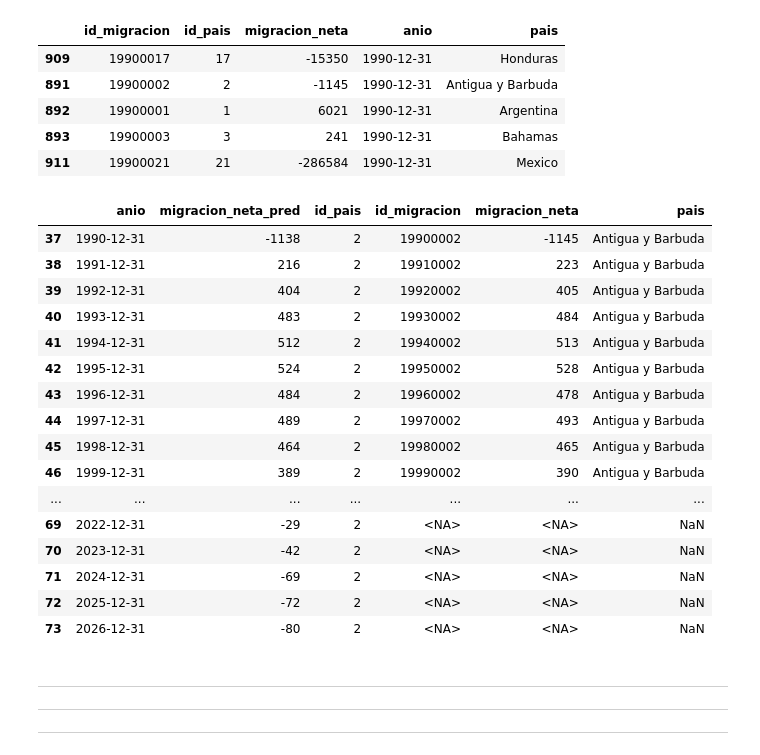
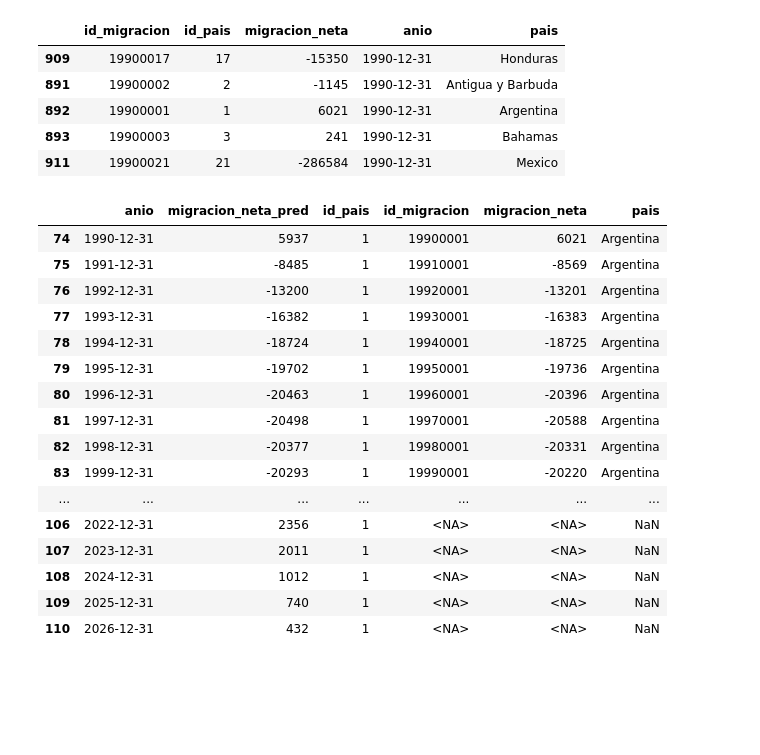
Before and after one commit to SebastianBesio/Flujos_Migratorios, a Jupyter notebook: ML_Prophet_Forecasting.ipynb, the cells around one changed output. Drawn from its saved outputs; the diff is of its cells as text; code cells hidden in the pictures; blank space fills up the shorter version.

```diff
--- a/ML_Prophet_Forecasting.ipynb
+++ b/ML_Prophet_Forecasting.ipynb
@@ -320,29 +316,23 @@ df_tot.head()
 | 893 | 19900003 | 3 | 241 | 1990-12-31 | Bahamas |
 | 911 | 19900021 | 21 | -286584 | 1990-12-31 | Mexico |
 # %%
-# df_mig_new = df_tot.merge(df_pred, how='outer', on=['id_pais', 'anio'])
 df_mig_new = df_pred.merge(df_tot, how='outer', on=['id_pais', 'anio'])
-df_mig_new[df_mig_new['id_pais'] == 2]
-# df_mig_new.head(40)
+df_mig_new[df_mig_new['id_pais'] == 1]
 # %% [output]
 |  | anio | migracion_neta_pred | id_pais | id_migracion | migracion_neta | pais |
-| 37 | 1990-12-31 | -1138 | 2 | 19900002 | -1145 | Antigua y Barbuda |
-| 38 | 1991-12-31 | 216 | 2 | 19910002 | 223 | Antigua y Barbuda |
-| 39 | 1992-12-31 | 404 | 2 | 19920002 | 405 | Antigua y Barbuda |
-| 40 | 1993-12-31 | 483 | 2 | 19930002 | 484 | Antigua y Barbuda |
-| 41 | 1994-12-31 | 512 | 2 | 19940002 | 513 | Antigua y Barbuda |
-| 42 | 1995-12-31 | 524 | 2 | 19950002 | 528 | Antigua y Barbuda |
-| 43 | 1996-12-31 | 484 | 2 | 19960002 | 478 | Antigua y Barbuda |
-| 44 | 1997-12-31 | 489 | 2 | 19970002 | 493 | Antigua y Barbuda |
-| 45 | 1998-12-31 | 464 | 2 | 19980002 | 465 | Antigua y Barbuda |
-| 46 | 1999-12-31 | 389 | 2 | 19990002 | 390 | Antigua y Barbuda |
+| 74 | 1990-12-31 | 5937 | 1 | 19900001 | 6021 | Argentina |
+| 75 | 1991-12-31 | -8485 | 1 | 19910001 | -8569 | Argentina |
+| 76 | 1992-12-31 | -13200 | 1 | 19920001 | -13201 | Argentina |
+| 77 | 1993-12-31 | -16382 | 1 | 19930001 | -16383 | Argentina |
+| 78 | 1994-12-31 | -18724 | 1 | 19940001 | -18725 | Argentina |
+| 79 | 1995-12-31 | -19702 | 1 | 19950001 | -19736 | Argentina |
+| 80 | 1996-12-31 | -20463 | 1 | 19960001 | -20396 | Argentina |
+| 81 | 1997-12-31 | -20498 | 1 | 19970001 | -20588 | Argentina |
+| 82 | 1998-12-31 | -20377 | 1 | 19980001 | -20331 | Argentina |
+| 83 | 1999-12-31 | -20293 | 1 | 19990001 | -20220 | Argentina |
 | ... | ... | ... | ... | ... | ... | ... |
-| 69 | 2022-12-31 | -29 | 2 | <NA> | <NA> | NaN |
-| 70 | 2023-12-31 | -42 | 2 | <NA> | <NA> | NaN |
-| 71 | 2024-12-31 | -69 | 2 | <NA> | <NA> | NaN |
-| 72 | 2025-12-31 | -72 | 2 | <NA> | <NA> | NaN |
-| 73 | 2026-12-31 | -80 | 2 | <NA> | <NA> | NaN |
+| 106 | 2022-12-31 | 2356 | 1 | <NA> | <NA> | NaN |
+| 107 | 2023-12-31 | 2011 | 1 | <NA> | <NA> | NaN |
+| 108 | 2024-12-31 | 1012 | 1 | <NA> | <NA> | NaN |
+| 109 | 2025-12-31 | 740 | 1 | <NA> | <NA> | NaN |
+| 110 | 2026-12-31 | 432 | 1 | <NA> | <NA> | NaN |
-# %% [markdown]
----
----
----
```
Also changed, not shown: parts of 12 cells of this notebook.
